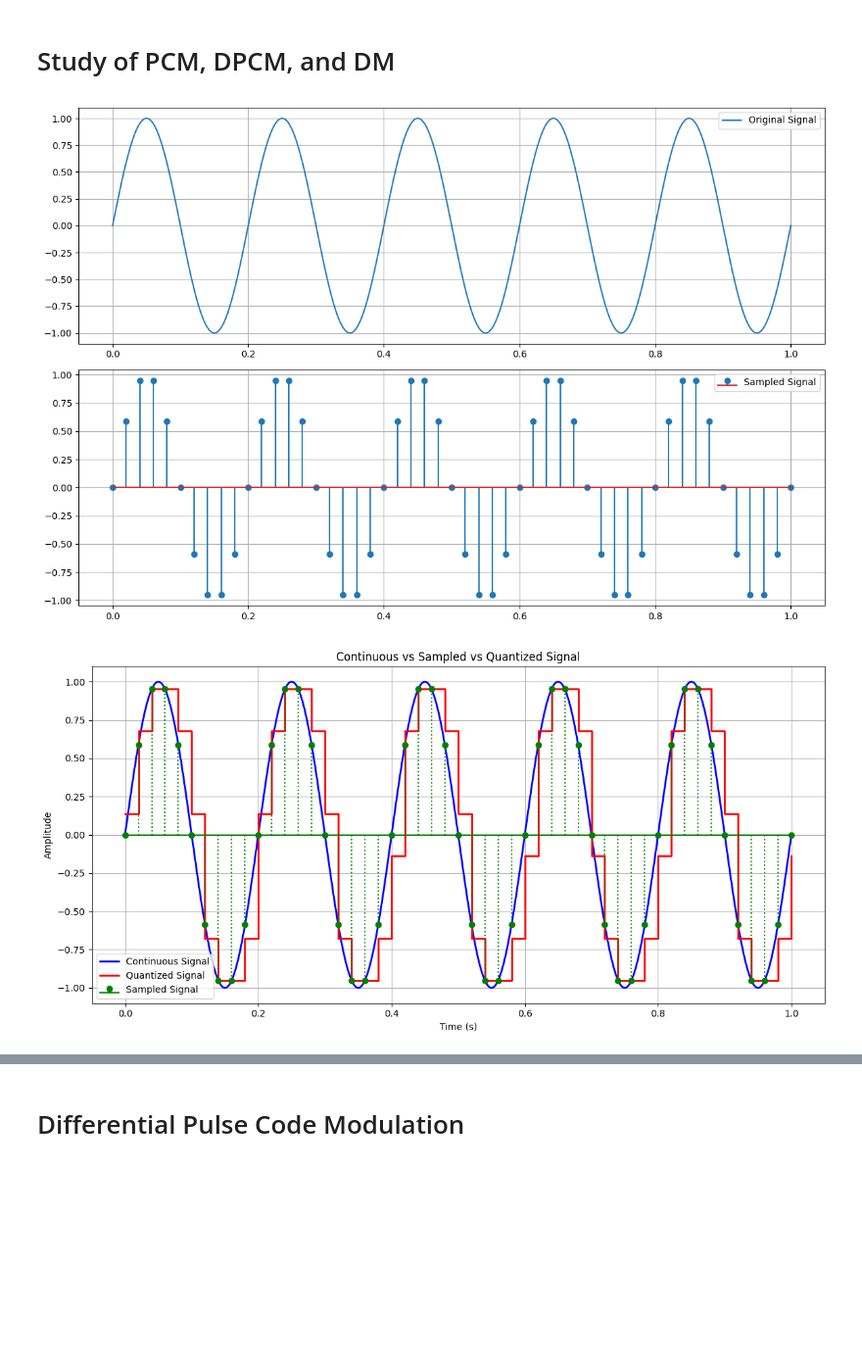
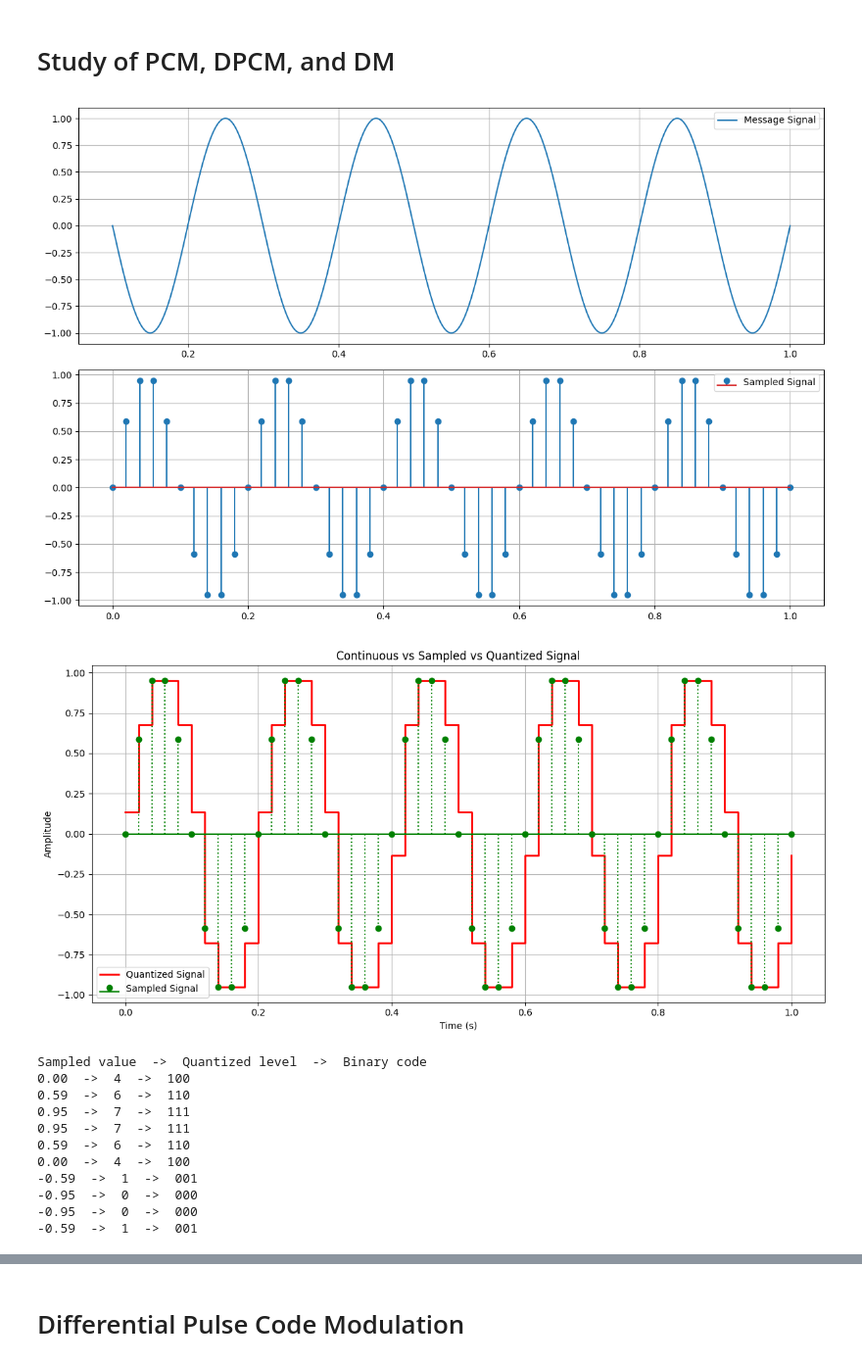
Before and after one commit to bibekjoshi01/ai-ml-journey, a Jupyter notebook: comm lab/pcm_dpcm_dm.ipynb, the cells around one changed output, grey strips where cells are left out. Shown at 98% size. Drawn from its saved outputs; the diff is of its cells as text; code cells hidden in the pictures; blank space fills up the shorter version.

```diff
--- a/comm lab/pcm_dpcm_dm.ipynb
+++ b/comm lab/pcm_dpcm_dm.ipynb
@@ -4,56 +4,79 @@
 import matplotlib.pyplot as plt
 import numpy as np
 
-fs1 = 1000
-fs2 = 50
-t1 = np.arange(0, 1 + 1 / fs1, 1 / fs1)
-t2 = np.arange(0, 1 + 1 / fs2, 1 / fs2)
-
-f = 5
-y_original = np.sin(2 * np.pi * f * t1)
-y_sampled = np.sin(2 * np.pi * f * t2)
-
 plt.figure(figsize=(12, 8))
 
+fs1 = 1000
+f_msg = 5
+
+t1 = np.arange(0.1, 1 + 1 / fs1, 1 / fs1)
+message_signal = np.sin(2 * np.pi * f_msg * t1)
+
 plt.subplot(2, 1, 1)
-plt.plot(t1, y_original, label="Original Signal")
+plt.plot(t1, message_signal, label="Message Signal")
 plt.grid(True)
 plt.legend()
 
+fs2 = 50
+t2 = np.arange(0, 1 + 1 / fs2, 1 / fs2)
+sampled_signal = np.sin(2 * np.pi * f_msg * t2)
+
 plt.subplot(2, 1, 2)
-plt.stem(t2, y_sampled, label="Sampled Signal")
+plt.stem(t2, sampled_signal, label="Sampled Signal")
 plt.grid(True)
 plt.legend()
 
 plt.tight_layout()
 plt.show()
 
 # Quantization
-N = 8  # Number of quantization levels
+N = 8  # Number of quantization levels (3-bits)
+x_min = min(sampled_signal)
+x_max = max(sampled_signal)
+delta = (x_max - x_min) / (N - 1)
 
-x_min = min(y_sampled)
-x_max = max(y_sampled)
-
-delta = (x_max - x_min) / (N - 1)
-q_index = np.round((y_sampled - x_min) / delta)
+# For each sample, the nearest quantization level
+q_index = np.round((sampled_signal - x_min) / delta)
 q_index = np.clip(q_index, 0, N - 1)
 
-y_quantized = x_min + q_index * delta
+quantized_signal = x_min + q_index * delta
 
-# Plot continuous and quantized signals together
+# Plot sampled and quantized signals together
 plt.figure(figsize=(12, 6))
-plt.plot(t1, y_original, "b-", label="Continuous Signal", linewidth=2)
-plt.step(t2, y_quantized, "r-", where="post", label="Quantized Signal", linewidth=2)
+plt.step(t2, quantized_signal, "r-", where="post", label="Quantized Signal", linewidth=2)
 plt.stem(
-    t2, y_sampled, linefmt="g:", markerfmt="go", basefmt="g-", label="Sampled Signal"
+    t2, sampled_signal, linefmt="g:", markerfmt="go", basefmt="g-", label="Sampled Signal"
 )
 plt.xlabel("Time (s)")
 plt.ylabel("Amplitude")
 plt.title("Continuous vs Sampled vs Quantized Signal")
 plt.grid(True)
 plt.legend()
 plt.tight_layout()
 plt.show()
+
+# Encoding
+level_indices = q_index.astype(int)
+n_bits = int(np.log2(N))
+
+# Convert each index to binary string
+binary_codes = [format(i, f'0{n_bits}b') for i in level_indices]
+
+# Display first few codes
+print("Sampled value  ->  Quantized level  ->  Binary code")
+for i in range(10):
+    print(f"{sampled_signal[i]:.2f}  ->  {level_indices[i]}  ->  {binary_codes[i]}")
 # %% [output]
-[figure, old version]
+[figure, new version]
-[figure, old version]
+[figure, new version]
+Sampled value  ->  Quantized level  ->  Binary code
+0.00  ->  4  ->  100
+0.59  ->  6  ->  110
+0.95  ->  7  ->  111
+0.95  ->  7  ->  111
+0.59  ->  6  ->  110
+0.00  ->  4  ->  100
+-0.59  ->  1  ->  001
+-0.95  ->  0  ->  000
+-0.95  ->  0  ->  000
+-0.59  ->  1  ->  001
```
Also changed, not shown: parts of 1 cell of this notebook.
